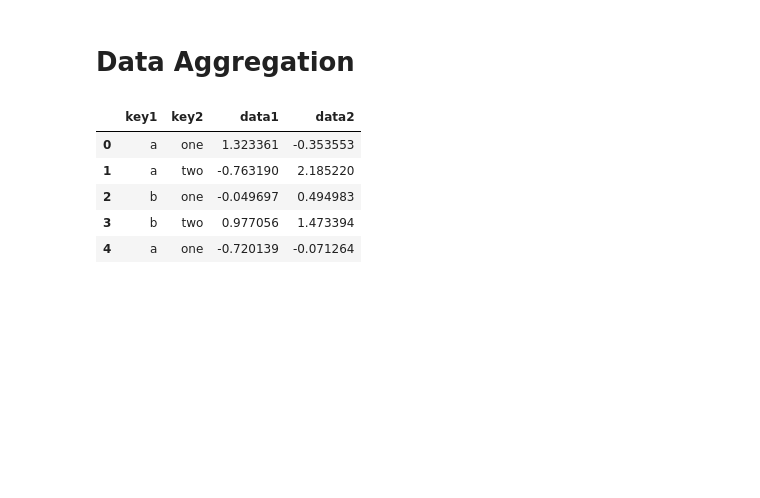
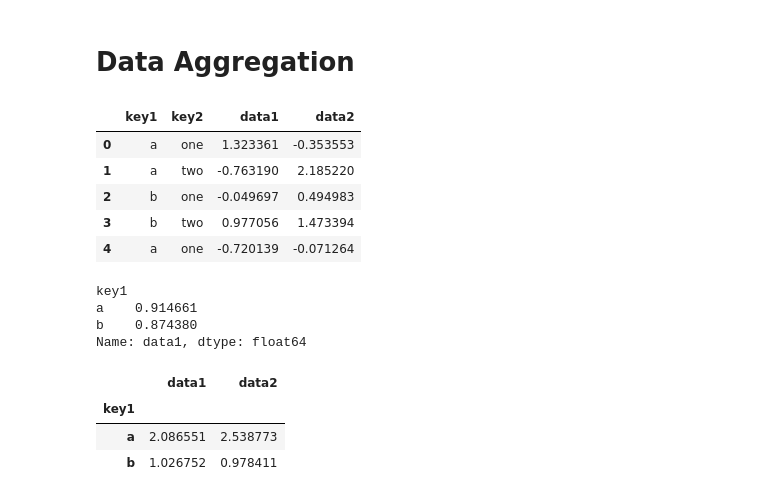
Before and after one commit to ArslanAmanov/Data-Science-Foundations-, a Jupyter notebook: Python for Data Analyses O'reilly_book/ch9_data_aggregation_and_group_ops.ipynb, the cells around one changed output. Cells and saved outputs as stored; diff of their text form; code cells hidden in the pictures; blank space fills up the shorter version.

Commit message:
data aggregation and def functions

```diff
--- a/Python for Data Analyses O'reilly_book/ch9_data_aggregation_and_group_ops.ipynb
+++ b/Python for Data Analyses O'reilly_book/ch9_data_aggregation_and_group_ops.ipynb
@@ -349,3 +349,28 @@ df
 | 2 | b | one | -0.049697 | 0.494983 |
 | 3 | b | two | 0.977056 | 1.473394 |
 | 4 | a | one | -0.720139 | -0.071264 |
+# %%
+grouped = df.groupby('key1') # group df by key1
+# %%
+grouped['data1'].quantile(0.9) # group data1 by key1 and compute quantile
+# %% [output]
+key1
+a    0.914661
+b    0.874380
+Name: data1, dtype: float64
+# %%
+# While quantile is not explicitly implemented for GroupBy, it is a Series method and thus available for use.
+# Internally, GroupBy efficiently slices up the Series, calls piece.quantile(0.9) for each piece, and then
+# assembles those results together into the result object:
+
+# To use your own aggregation functions, pass any function that aggregates an array to the aggregate or agg method:
+
+def peak_to_peak(arr):
+    return arr.max() - arr.min()
+# %%
+grouped.agg(peak_to_peak)   # group df by key1 and compute peak_to_peak
+# %% [output]
+|  | data1 | data2 |
+| key1 |  |  |
+| a | 2.086551 | 2.538773 |
+| b | 1.026752 | 0.978411 |
```
